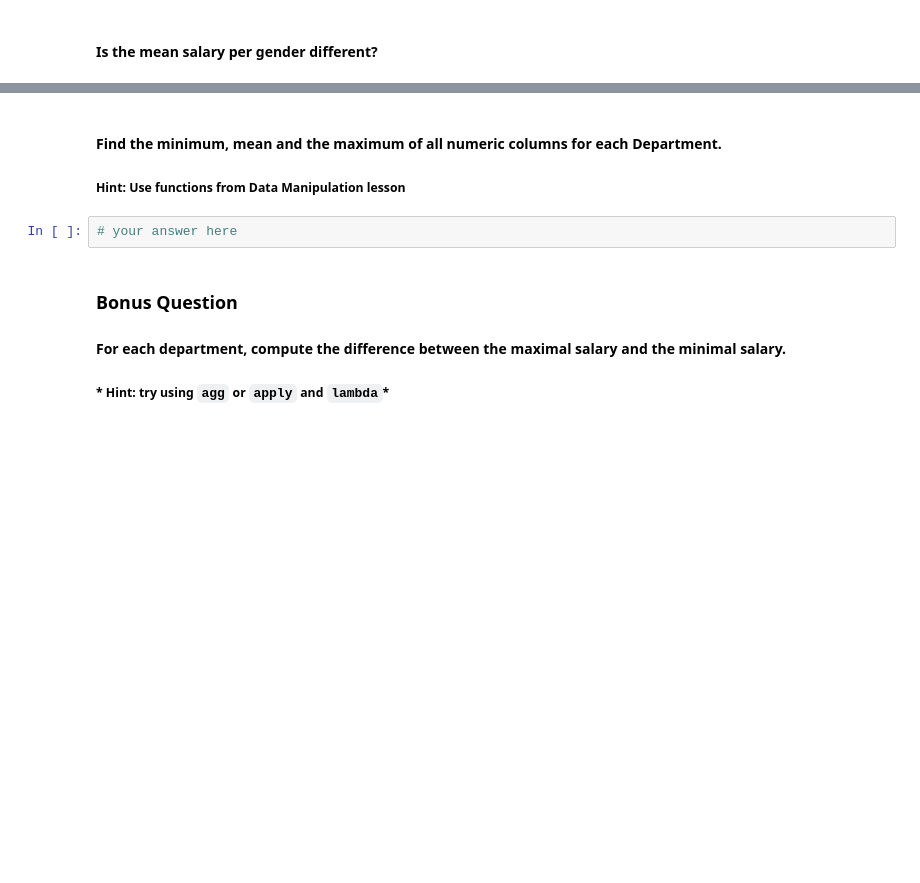
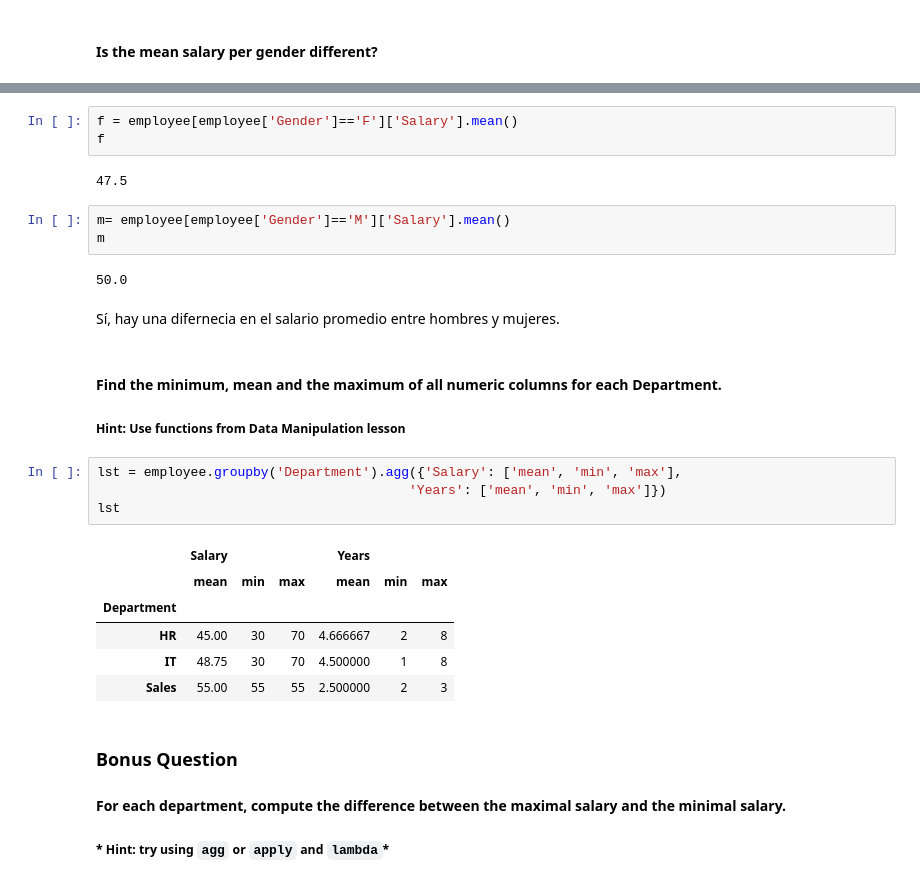
Before and after one commit to Ironhack-Data-Madrid-Octubre-2023/5.1-lab_subsetting_and_descriptive_stats, a Jupyter notebook: your-code/main.ipynb, the cells around one changed output, grey strips where cells are left out. Saved outputs shown, nothing was run; the diff lists cells and outputs as text; blank space fills up the shorter version.

```diff
--- a/your-code/main.ipynb
+++ b/your-code/main.ipynb
@@ -344,9 +360,30 @@ employee.boxplot();
+# %%
+f = employee[employee['Gender']=='F']['Salary'].mean()
+f
+# %% [output]
+47.5
+# %%
+m= employee[employee['Gender']=='M']['Salary'].mean()
+m
+# %% [output]
+50.0
+# %% [markdown]
+Sí, hay una difernecia en el salario promedio entre hombres y mujeres.
 # %% [markdown]
 #### Find the minimum, mean and the maximum of all numeric columns for each Department.
 
 ##### Hint: Use functions from Data Manipulation lesson
-# %%
-# your answer here
+# %%
+lst = employee.groupby('Department').agg({'Salary': ['mean', 'min', 'max'],
+                                        'Years': ['mean', 'min', 'max']})
+lst
+# %% [output]
+|  | Salary |  |  | Years |  |  |
+|  | mean | min | max | mean | min | max |
+| Department |  |  |  |  |  |  |
+| HR | 45.00 | 30 | 70 | 4.666667 | 2 | 8 |
+| IT | 48.75 | 30 | 70 | 4.500000 | 1 | 8 |
+| Sales | 55.00 | 55 | 55 | 2.500000 | 2 | 3 |
 # %% [markdown]
 ### Bonus Question
 
```
Also changed, not shown: parts of 7 cells of this notebook.
